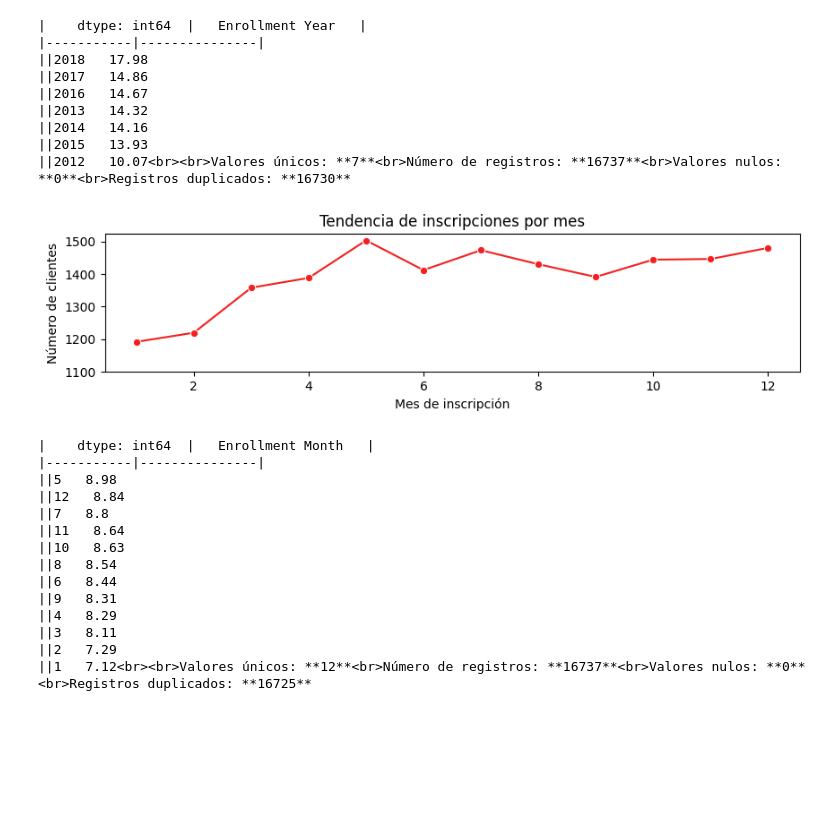
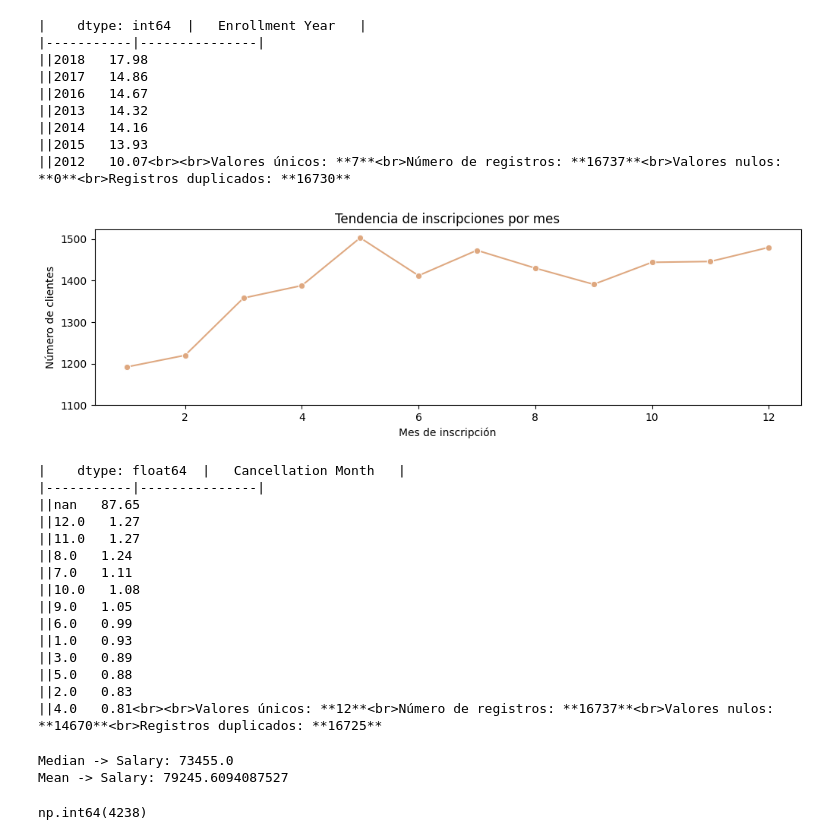
Before and after one commit to omniaunusest/bda-modulo-3-evaluacion-final-fork, a Jupyter notebook: EDA.ipynb, the cells around one changed output. Drawn from its saved outputs; the diff is of its cells as text; code cells hidden in the pictures; blank space fills up the shorter version.

Commit message:
Update + Visualization

```diff
--- a/EDA.ipynb
+++ b/EDA.ipynb
@@ -333,30 +333,40 @@ print(to_doc_info(dfloyalty, 'Enrollment Year'))
 # %%
 enrollment_counts = dfloyalty['Enrollment Month'].value_counts().sort_index()
 
-plt.figure(figsize=(10, 2))
-sns.lineplot(x=enrollment_counts.index, y=enrollment_counts.values, marker='o', color="#f42020")
+plt.figure(figsize=(12, 3))
+sns.lineplot(x=enrollment_counts.index, y=enrollment_counts.values, marker='o', color="#dea77ef8")
 plt.title('Tendencia de inscripciones por mes')
 plt.xlabel('Mes de inscripción')
 plt.ylabel('Número de clientes')
 plt.xticks(rotation=0)
 plt.ylim(1100, enrollment_counts.max() + 20)  # Empieza en 1100 para reducir el espacio vacío
 plt.show()
 # %% [output]
-[figure, old version]
+[figure, new version]
 # %%
-print(to_doc_info(dfloyalty, 'Enrollment Month'))
+print(to_doc_info(dfloyalty,'Cancellation Month'))
 # %% [output]
-|    dtype: int64  |   Enrollment Month   |
+|    dtype: float64  |   Cancellation Month   |
 |-----------|---------------|
-||5ㅤㅤ8.98
-||12ㅤㅤ8.84
-||7ㅤㅤ8.8
-||11ㅤㅤ8.64
-||10ㅤㅤ8.63
-||8ㅤㅤ8.54
-||6ㅤㅤ8.44
-||9ㅤㅤ8.31
-||4ㅤㅤ8.29
-||3ㅤㅤ8.11
-||2ㅤㅤ7.29
-||1ㅤㅤ7.12<br><br>Valores únicos: **12**<br>Número de registros: **16737**<br>Valores nulos: **0**<br>Registros duplicados: **16725**
+||nanㅤㅤ87.65
+||12.0ㅤㅤ1.27
+||11.0ㅤㅤ1.27
+||8.0ㅤㅤ1.24
+||7.0ㅤㅤ1.11
+||10.0ㅤㅤ1.08
+||9.0ㅤㅤ1.05
+||6.0ㅤㅤ0.99
+||1.0ㅤㅤ0.93
+||3.0ㅤㅤ0.89
+||5.0ㅤㅤ0.88
+||2.0ㅤㅤ0.83
+||4.0ㅤㅤ0.81<br><br>Valores únicos: **12**<br>Número de registros: **16737**<br>Valores nulos: **14670**<br>Registros duplicados: **16725**
+# %%
+median_a(dfloyalty, 'Salary', 0.0)
+# %% [output]
+Median -> Salary: 73455.0
+Mean -> Salary: 79245.6094087527
+# %%
+dfloyalty['Salary'].isnull().sum()
+# %% [output]
+np.int64(4238)
```
Also changed, not shown: parts of 1 cell of this notebook, 3 other files.
